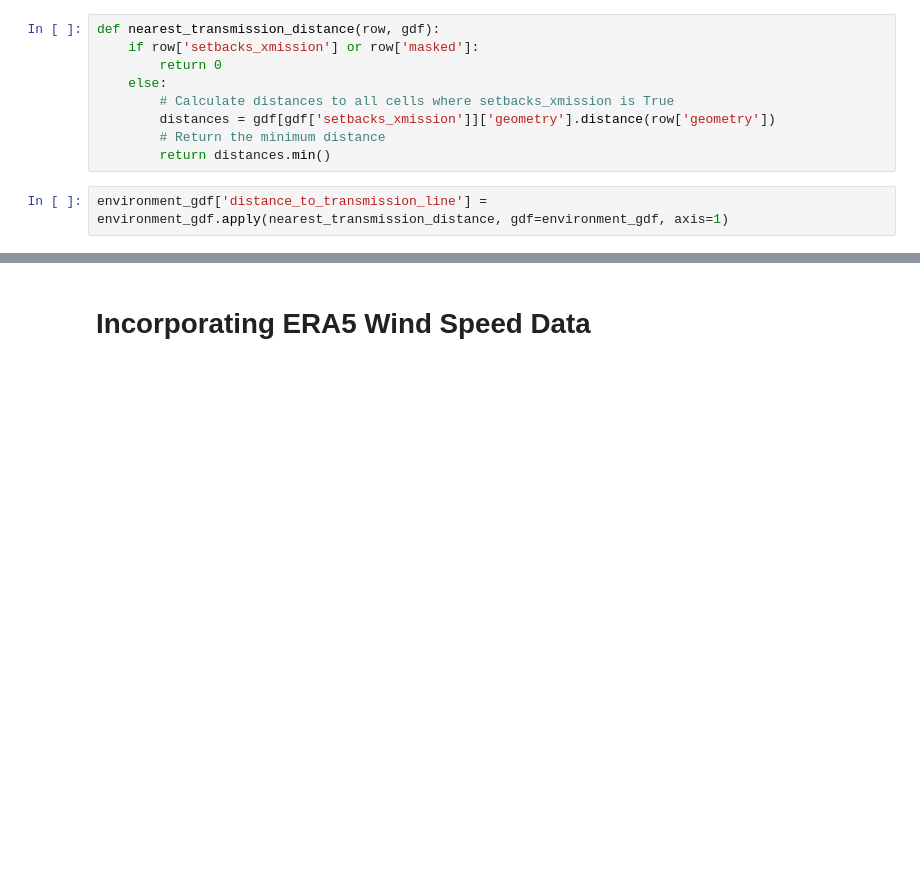
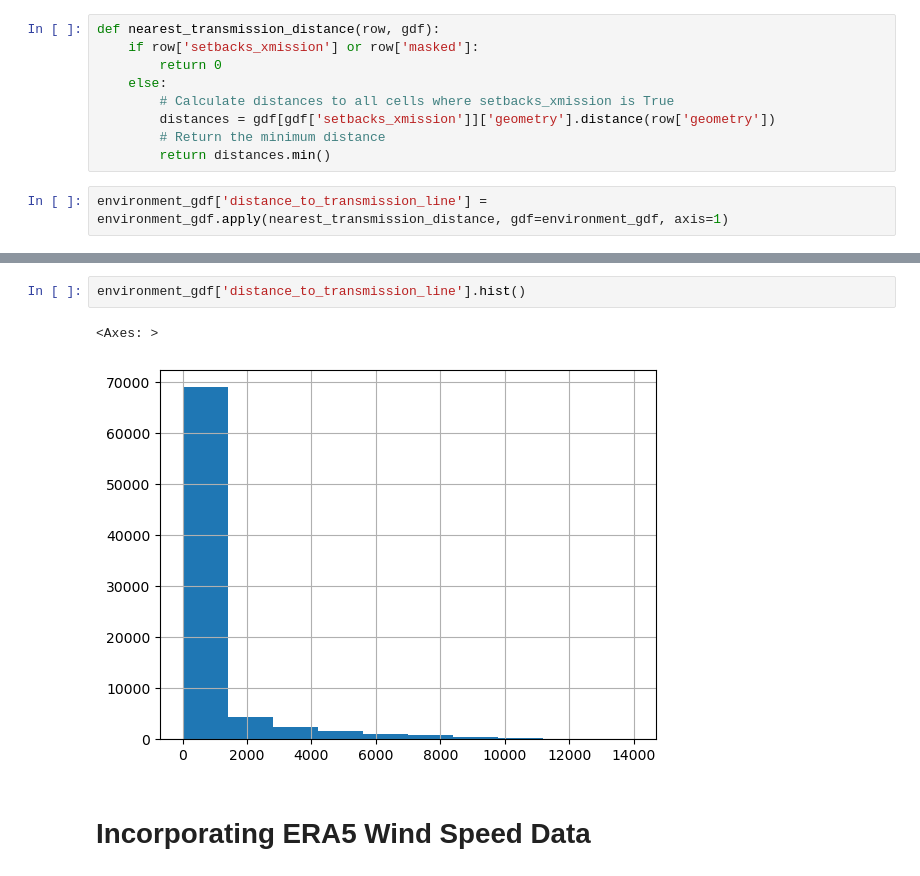
Before and after one commit to karishmathakrar/GreenGridPR, a Jupyter notebook: notebooks/data_preprocessing.ipynb, the cells around one changed output, grey strips where cells are left out. Cells and saved outputs as stored; diff of their text form; blank space fills up the shorter version.

```diff
--- a/notebooks/data_preprocessing.ipynb
+++ b/notebooks/data_preprocessing.ipynb
@@ -319,3 +323,8 @@ environment_gdf['distance_to_transmission_line'] = environment_gdf.apply(nearest
+# %%
+environment_gdf['distance_to_transmission_line'].hist()
+# %% [output]
+<Axes: >
+[figure, added]
 # %% [markdown]
 # Incorporating ERA5 Wind Speed Data
 # %% [markdown]
```
Also changed, not shown: parts of 2 cells of this notebook.
